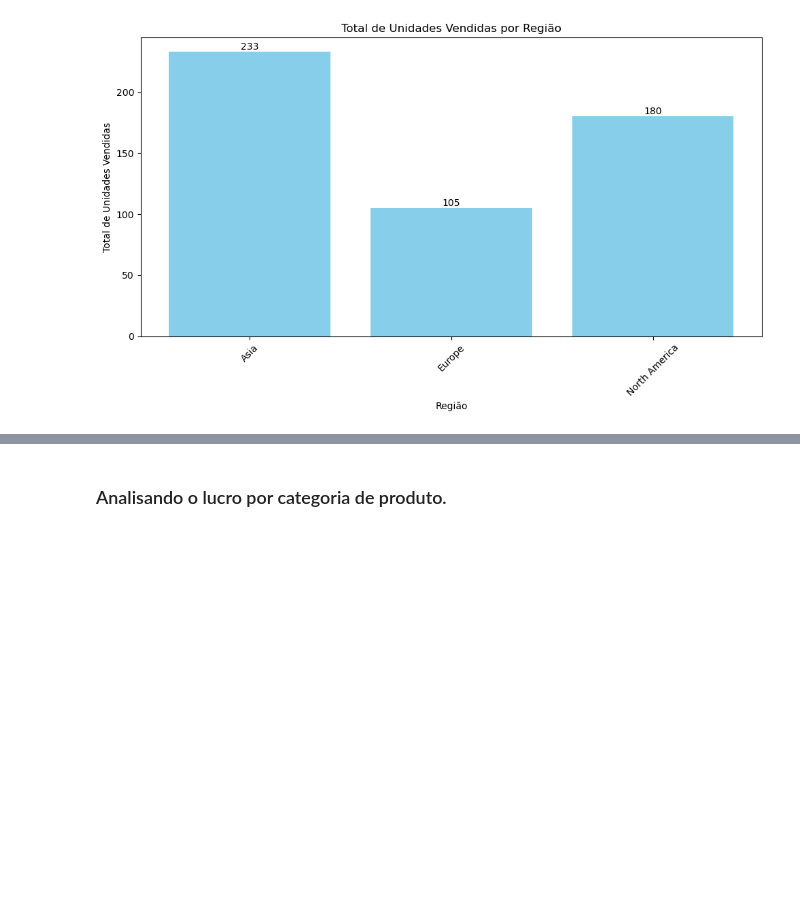
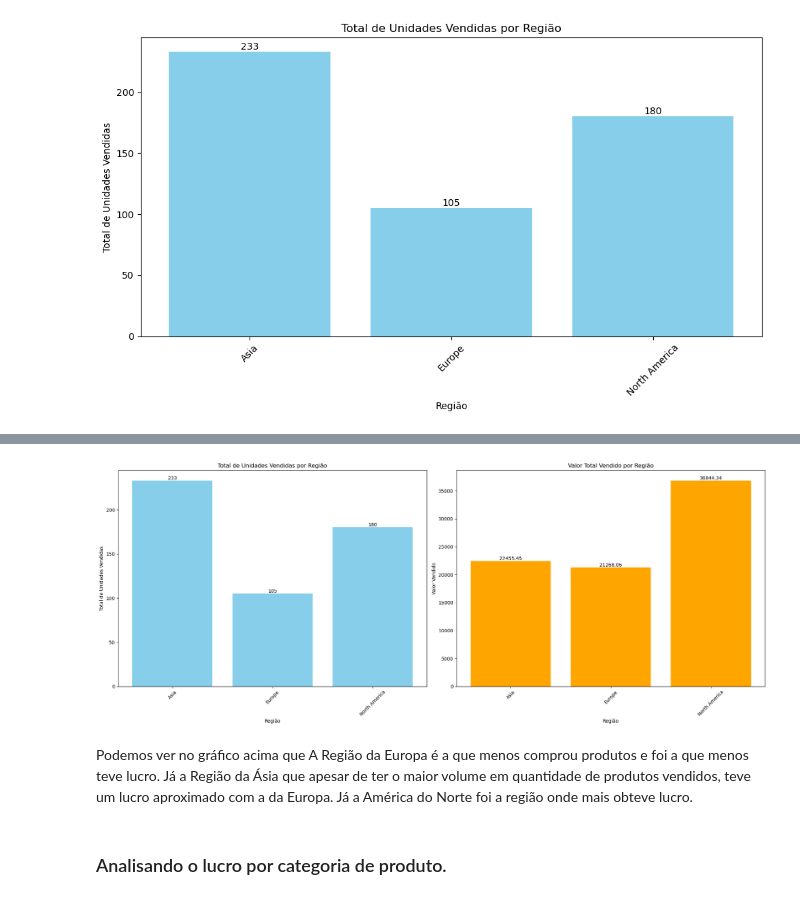
Before and after one commit to RichardHra2023/Projeto-Vendas-Online, a Jupyter notebook: Projeto Vendas Online.ipynb, the cells around one changed output, grey strips where cells are left out. Drawn from its saved outputs; the diff is of its cells as text; code cells hidden in the pictures; blank space fills up the shorter version.

```diff
--- a/Projeto Vendas Online.ipynb
+++ b/Projeto Vendas Online.ipynb
@@ -327,3 +403,33 @@ plt.show()
+# %%
+# Criando a figura com 2 subplots lado a lado
+fig, axes = plt.subplots(nrows=1, ncols=2, figsize=(20, 8))
+
+# Primeiro gráfico - Total de Unidades Vendidas por Região
+axes[0].bar(total_qtd_vendido_regiao['Region'], total_qtd_vendido_regiao['Units Sold'], color='skyblue')
+for bar in axes[0].containers[0]:
+    height = bar.get_height()
+    axes[0].text(bar.get_x() + bar.get_width() / 2, height, f'{height}', ha='center', va='bottom')
+axes[0].set_xlabel('Região')
+axes[0].set_ylabel('Total de Unidades Vendidas')
+axes[0].set_title('Total de Unidades Vendidas por Região')
+axes[0].tick_params(axis='x', rotation=45)
+
+# Segundo gráfico - Valor Total Vendido por Região
+axes[1].bar(total_vendido_regiao['Region'], total_vendido_regiao['Total Revenue'], color='orange')
+for bar in axes[1].containers[0]:
+    height = bar.get_height()
+    axes[1].text(bar.get_x() + bar.get_width() / 2, height, f'{height}', ha='center', va='bottom')
+axes[1].set_xlabel('Região')
+axes[1].set_ylabel('Valor Vendido')
+axes[1].set_title('Valor Total Vendido por Região')
+axes[1].tick_params(axis='x', rotation=45)
+
+plt.tight_layout()
+plt.show()
+# %% [output]
+[figure, added]
+# %% [markdown]
+Podemos ver no gráfico acima que A Região da Europa é a que menos comprou produtos e foi a que menos teve lucro. Já a Região da Ásia que apesar de ter o maior volume em quantidade de produtos vendidos, teve um lucro aproximado com a da Europa. Já a América do Norte foi a região onde mais obteve lucro.
 # %% [markdown]
 ### Analisando o lucro por categoria de produto.
 # %%
```
Also changed, not shown: parts of 15 cells of this notebook.
